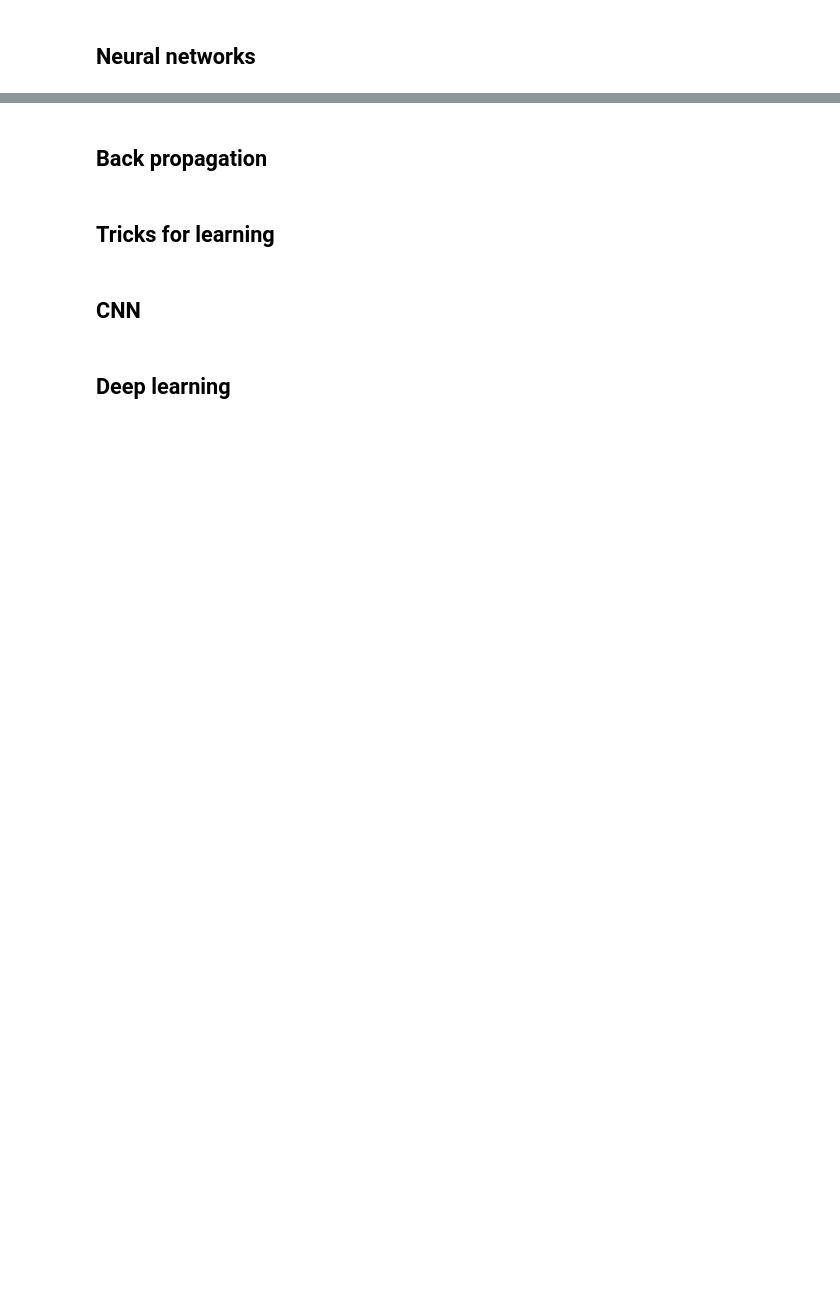
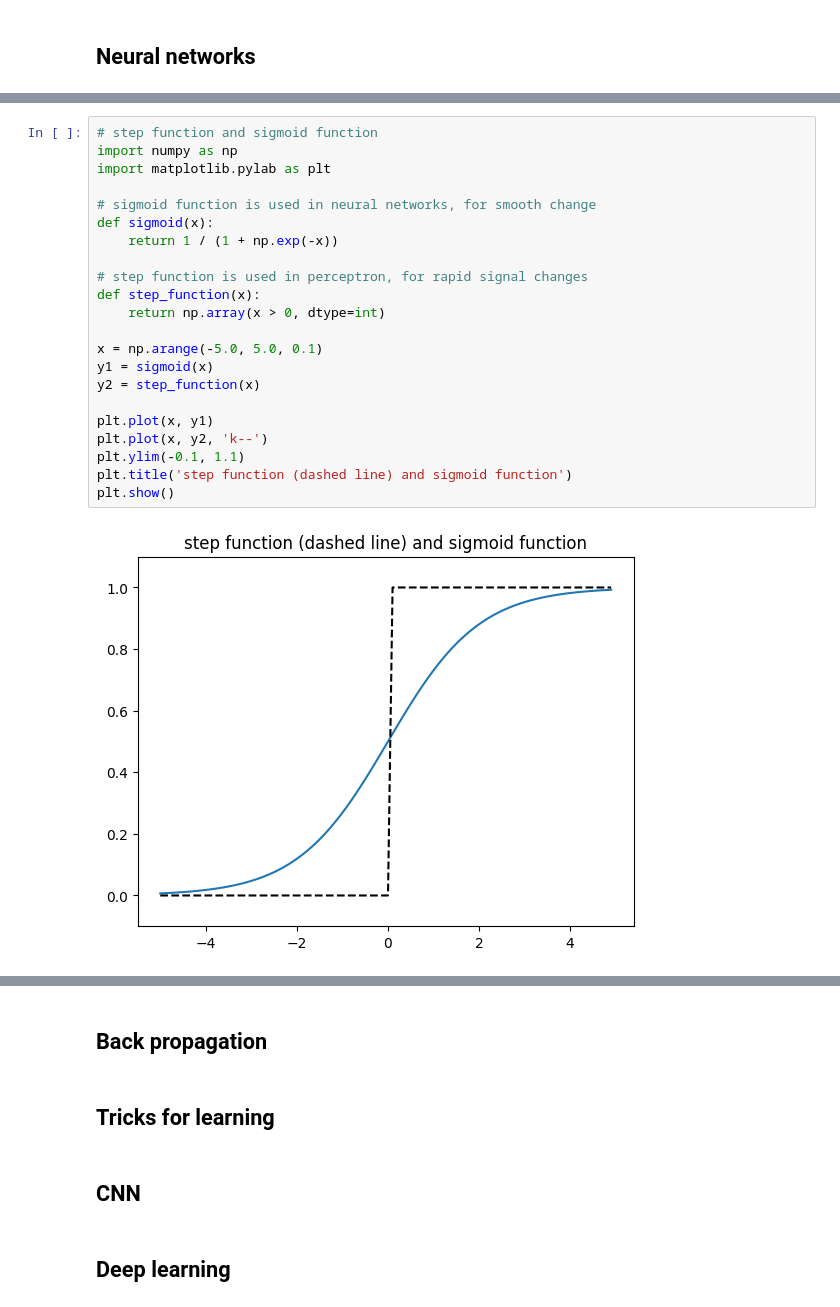
Before and after one commit to jizhang02/Code-Note, a Jupyter notebook: deep_learning_from_scratch.ipynb, the cells around one changed output, grey strips where cells are left out. Cells and saved outputs as stored; diff of their text form; blank space fills up the shorter version.

```diff
--- a/deep_learning_from_scratch.ipynb
+++ b/deep_learning_from_scratch.ipynb
@@ -51,0 +167,24 @@ if __name__ == '__main__':
+# %%
+# step function and sigmoid function
+import numpy as np
+import matplotlib.pylab as plt
+
+# sigmoid function is used in neural networks, for smooth change
+def sigmoid(x):
+    return 1 / (1 + np.exp(-x))
+
+# step function is used in perceptron, for rapid signal changes
+def step_function(x):
+    return np.array(x > 0, dtype=int)
+
+x = np.arange(-5.0, 5.0, 0.1)
+y1 = sigmoid(x)
+y2 = step_function(x)
+
+plt.plot(x, y1)
+plt.plot(x, y2, 'k--')
+plt.ylim(-0.1, 1.1)
+plt.title('step function (dashed line) and sigmoid function')
+plt.show()
+# %% [output]
+[figure, added]
```
Also changed, not shown: parts of 32 cells of this notebook, 9 other files.
